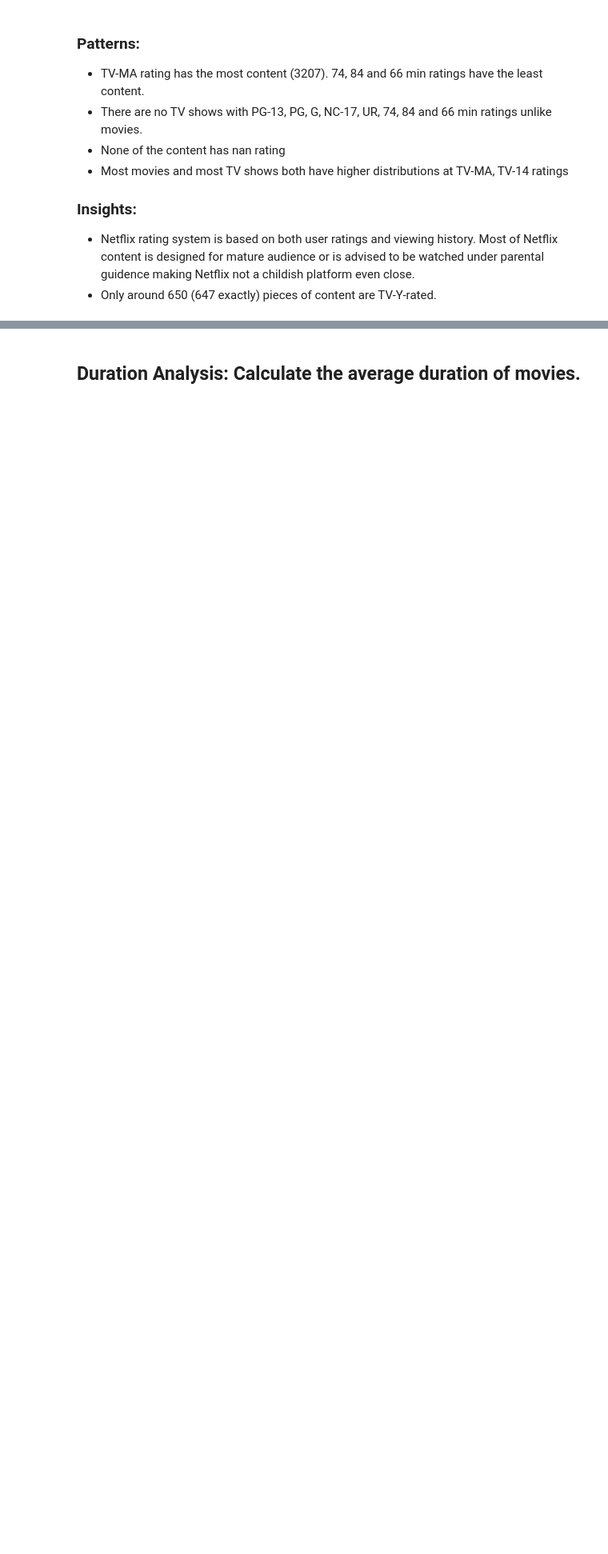
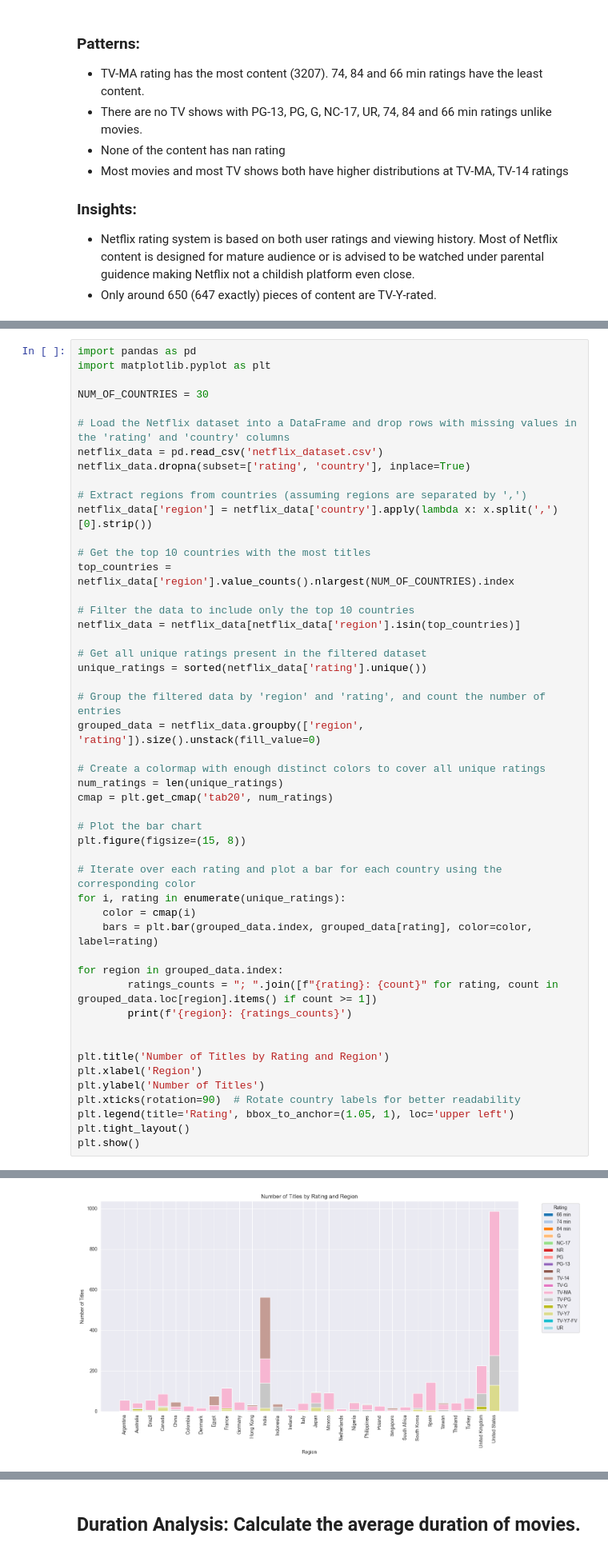
Before and after one commit to akharchenko23/final-project-akharchenko23-main, a Jupyter notebook: final-project-akharchenko23-main/notebook.ipynb, the cells around one changed output, grey strips where cells are left out. Shown at 80% size. Saved outputs shown, nothing was run; the diff lists cells and outputs as text; blank space fills up the shorter version.

```diff
--- a/final-project-akharchenko23-main/notebook.ipynb
+++ b/final-project-akharchenko23-main/notebook.ipynb
@@ -470,0 +471,50 @@ UR: 0
+# %%
+import pandas as pd
+import matplotlib.pyplot as plt
+
+NUM_OF_COUNTRIES = 30
+
+# Load the Netflix dataset into a DataFrame and drop rows with missing values in the 'rating' and 'country' columns
+netflix_data = pd.read_csv('netflix_dataset.csv')
+netflix_data.dropna(subset=['rating', 'country'], inplace=True)
+
+# Extract regions from countries (assuming regions are separated by ',')
+netflix_data['region'] = netflix_data['country'].apply(lambda x: x.split(',')[0].strip())
+
+# Get the top 10 countries with the most titles
+top_countries = netflix_data['region'].value_counts().nlargest(NUM_OF_COUNTRIES).index
+
+# Filter the data to include only the top 10 countries
+netflix_data = netflix_data[netflix_data['region'].isin(top_countries)]
+
+# Get all unique ratings present in the filtered dataset
+unique_ratings = sorted(netflix_data['rating'].unique())
+
+# Group the filtered data by 'region' and 'rating', and count the number of entries
+grouped_data = netflix_data.groupby(['region', 'rating']).size().unstack(fill_value=0)
+
+# Create a colormap with enough distinct colors to cover all unique ratings
+num_ratings = len(unique_ratings)
+cmap = plt.get_cmap('tab20', num_ratings)
+
+# Plot the bar chart
+plt.figure(figsize=(15, 8))
+
+# Iterate over each rating and plot a bar for each country using the corresponding color
+for i, rating in enumerate(unique_ratings):
+    color = cmap(i)
+    bars = plt.bar(grouped_data.index, grouped_data[rating], color=color, label=rating)
+
+for region in grouped_data.index:
+        ratings_counts = "; ".join([f"{rating}: {count}" for rating, count in grouped_data.loc[region].items() if count >= 1])
+        print(f'{region}: {ratings_counts}')
+
+
+plt.title('Number of Titles by Rating and Region')
+plt.xlabel('Region')
+plt.ylabel('Number of Titles')
+plt.xticks(rotation=90)  # Rotate country labels for better readability
+plt.legend(title='Rating', bbox_to_anchor=(1.05, 1), loc='upper left')
+plt.tight_layout()
+plt.show()
+# %% [output]
@@ -470,0 +538 @@ UR: 0
+[figure, added]
```
Also changed, not shown: parts of 21 cells of this notebook, 7 other files.
